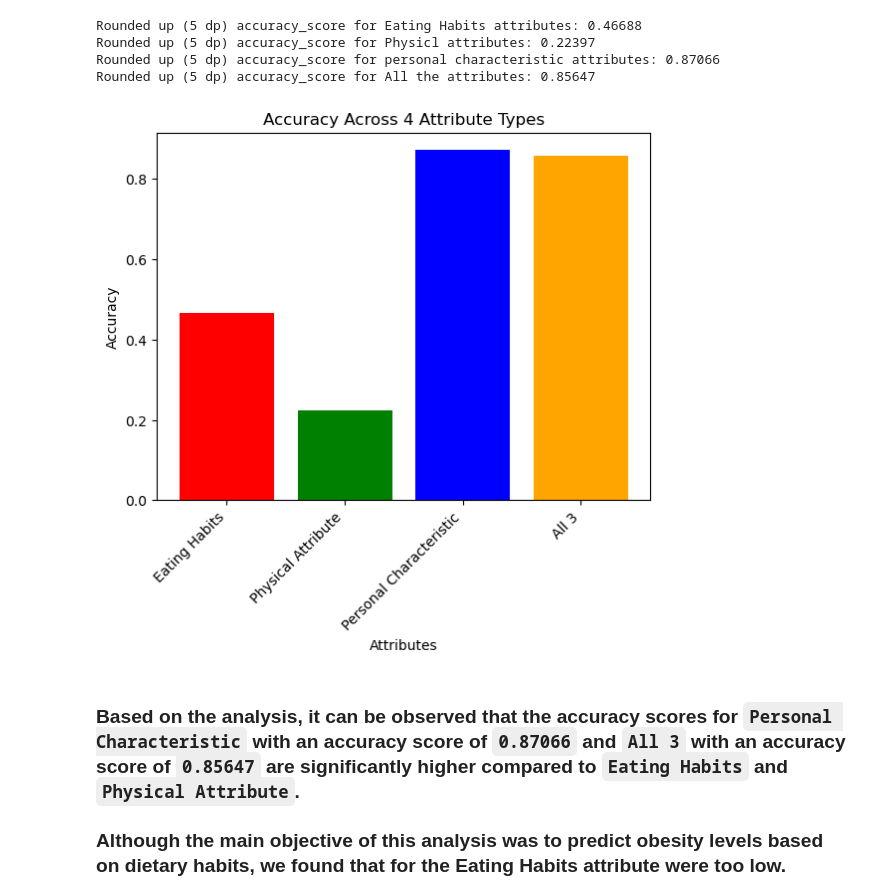
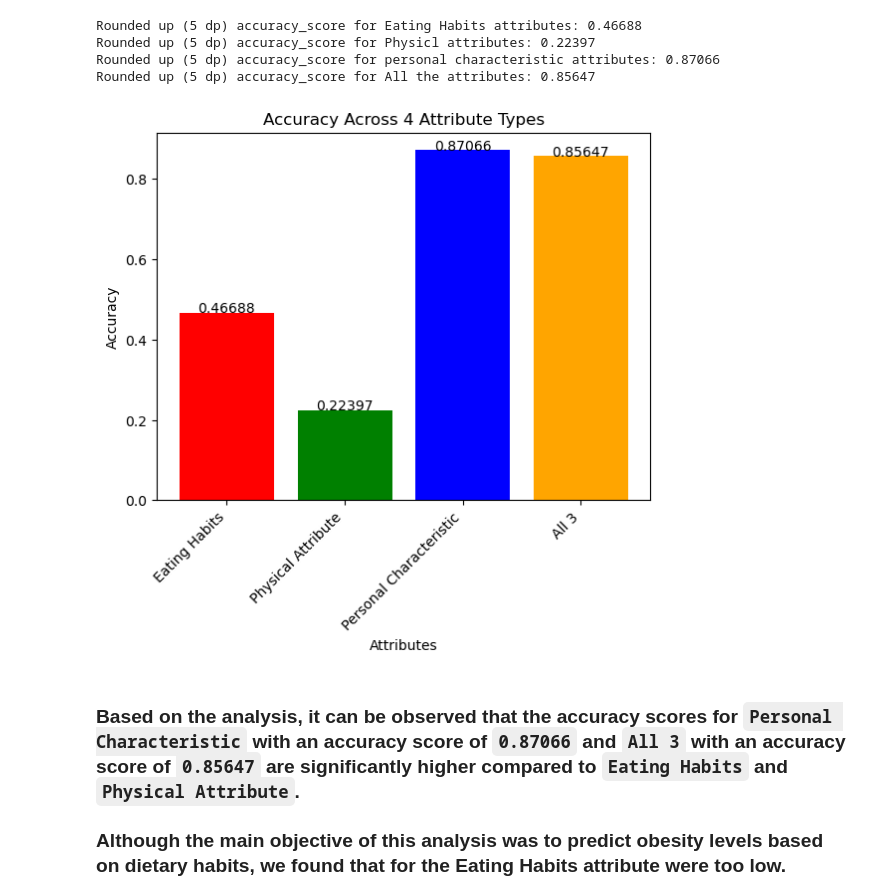
Before and after one commit to nellyzulkiflee/SC1015_Project_2023, a Jupyter notebook: logistic_regression.ipynb, the cells around one changed output. Drawn from its saved outputs; the diff is of its cells as text; code cells hidden in the pictures.

```diff
--- a/logistic_regression.ipynb
+++ b/logistic_regression.ipynb
@@ -849,22 +849,28 @@ Rounded up (5 dp) accuracy_score for Physicl attributes: 0.22397
 Rounded up (5 dp) accuracy_score for personal characteristic attributes: 0.87066
 Rounded up (5 dp) accuracy_score for All the attributes: 0.85647
 # %%
+# function to add value labels
+def addlabels(x,y):
+    for i in range(len(x)):
+        plt.text(i, y[i], y[i], ha = 'center')
+
 # List of accuracy scores and their corresponding names
-scores = [acc_score_eating, acc_score_physical, acc_score_personal, acc_score_all]
+scores = [(round(acc_score_eating,5)),  round(acc_score_physical,5), round(acc_score_personal,5), round(acc_score_all,5)]
 names = ['Eating Habits', 'Physical Attribute', 'Personal Characteristic', 'All 3']
 
 # Specify the color for each bar
 colors = ['red', 'green', 'blue', 'orange']
 
 # Plot bar chart with colors
 plt.bar(names, scores, color=colors)
+addlabels(names,scores)
 plt.title('Accuracy Across 4 Attribute Types')
 plt.xlabel('Attributes')
 plt.ylabel('Accuracy')
 plt.xticks(rotation=45, ha='right')
 plt.show()
 # %% [output]
-[figure, old version]
+[figure, new version]
 # %% [markdown]
 ### Based on the analysis, it can be observed that the accuracy scores for `Personal Characteristic` with an accuracy score of `0.87066` and `All 3` with an accuracy score of `0.85647` are significantly higher compared to `Eating Habits` and `Physical Attribute`.
 
```
Also changed, not shown: parts of 4 cells of this notebook.
